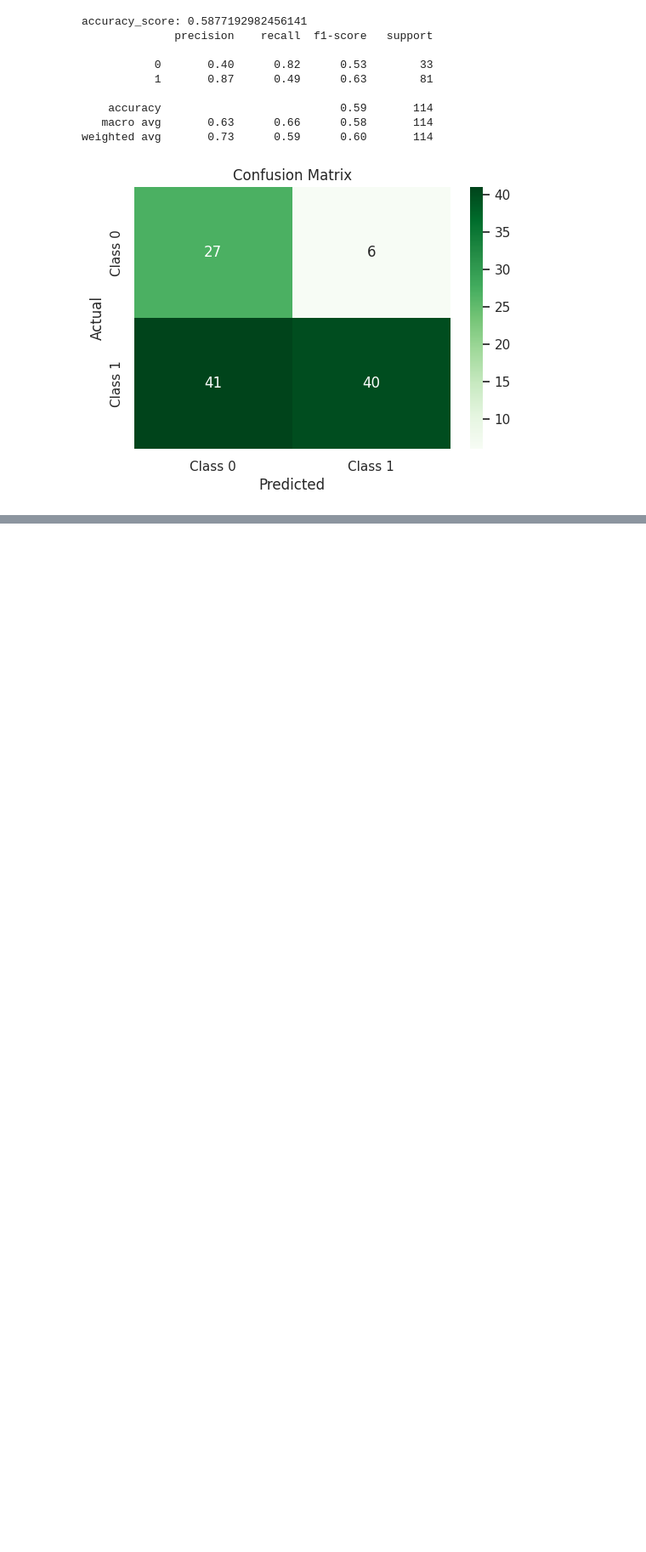
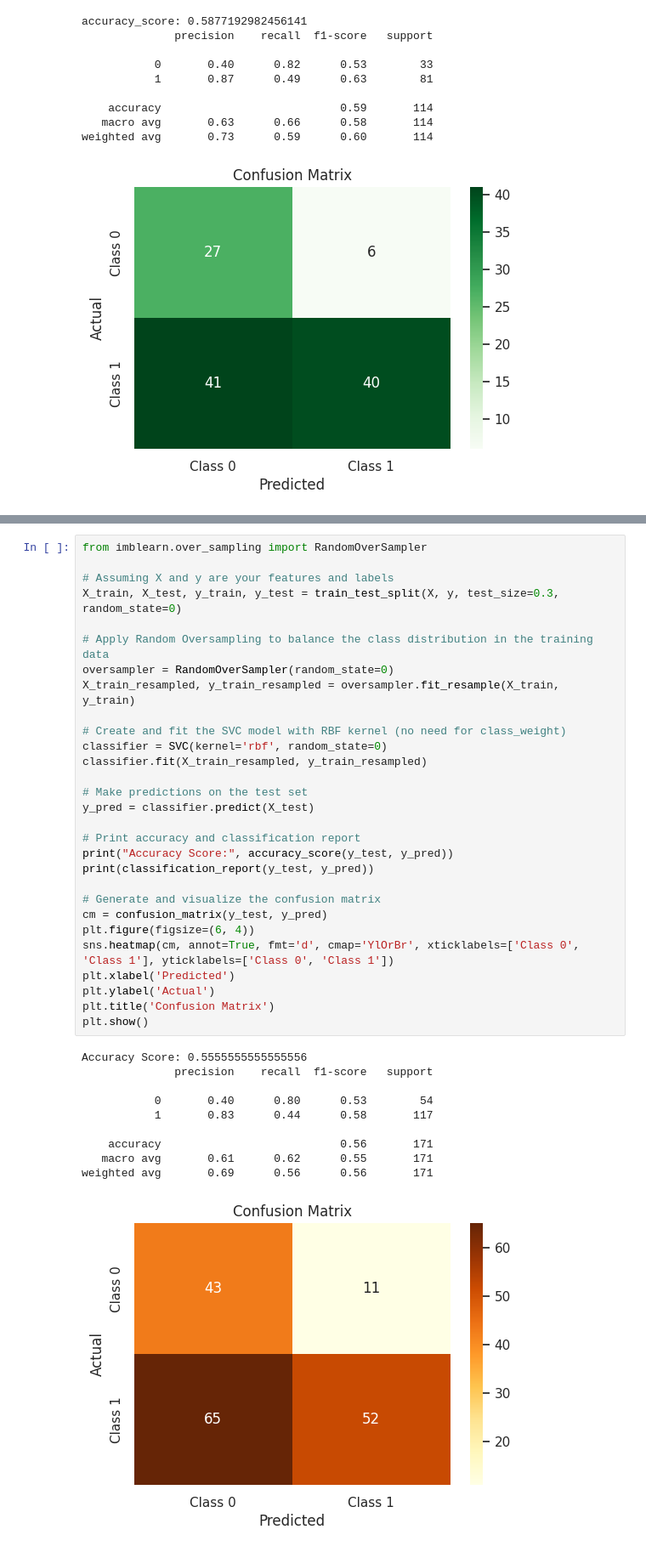
Before and after one commit to Evans2424/IACEC_Project_Model_Performance_Analysis, a Jupyter notebook: IACEC_MLProject.ipynb, the cells around one changed output, grey strips where cells are left out. Shown at 85% size. Cells and saved outputs as stored; diff of their text form; blank space fills up the shorter version.

```diff
--- a/IACEC_MLProject.ipynb
+++ b/IACEC_MLProject.ipynb
@@ -531 +533,41 @@ weighted avg       0.73      0.59      0.60       114
+# %%
+from imblearn.over_sampling import RandomOverSampler
+
+# Assuming X and y are your features and labels
+X_train, X_test, y_train, y_test = train_test_split(X, y, test_size=0.3, random_state=0)
+
+# Apply Random Oversampling to balance the class distribution in the training data
+oversampler = RandomOverSampler(random_state=0)
+X_train_resampled, y_train_resampled = oversampler.fit_resample(X_train, y_train)
+
+# Create and fit the SVC model with RBF kernel (no need for class_weight)
+classifier = SVC(kernel='rbf', random_state=0)
+classifier.fit(X_train_resampled, y_train_resampled)
+
+# Make predictions on the test set
+y_pred = classifier.predict(X_test)
+
+# Print accuracy and classification report
+print("Accuracy Score:", accuracy_score(y_test, y_pred))
+print(classification_report(y_test, y_pred))
+
+# Generate and visualize the confusion matrix
+cm = confusion_matrix(y_test, y_pred)
+plt.figure(figsize=(6, 4))
+sns.heatmap(cm, annot=True, fmt='d', cmap='YlOrBr', xticklabels=['Class 0', 'Class 1'], yticklabels=['Class 0', 'Class 1'])
+plt.xlabel('Predicted')
+plt.ylabel('Actual')
+plt.title('Confusion Matrix')
+plt.show()
+# %% [output]
+Accuracy Score: 0.5555555555555556
+              precision    recall  f1-score   support
+
+           0       0.40      0.80      0.53        54
+           1       0.83      0.44      0.58       117
+
+    accuracy                           0.56       171
+   macro avg       0.61      0.62      0.55       171
+weighted avg       0.69      0.56      0.56       171
+[figure, added]
 # %% [markdown]
```
Also changed, not shown: parts of 5 cells of this notebook.
